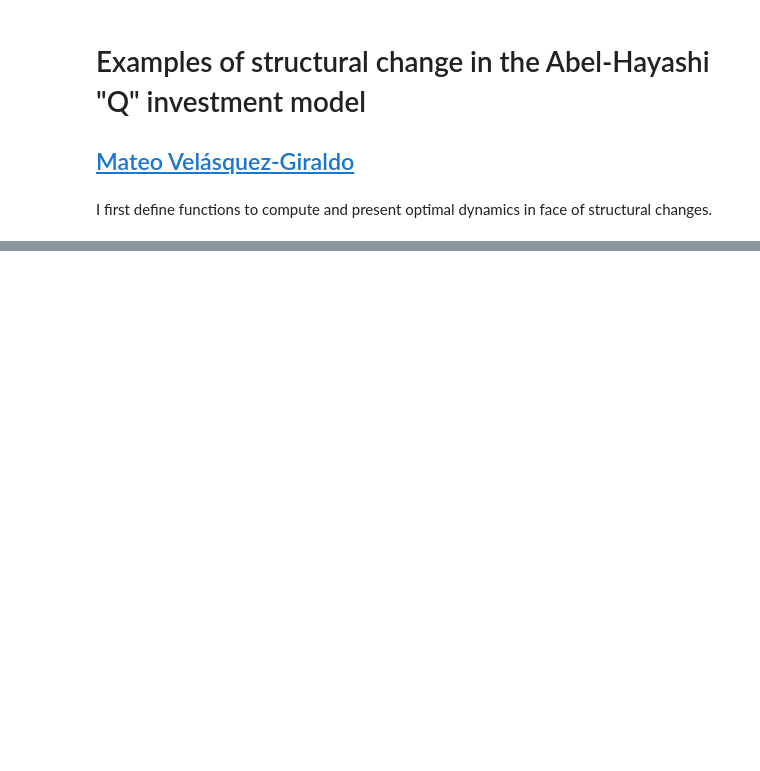
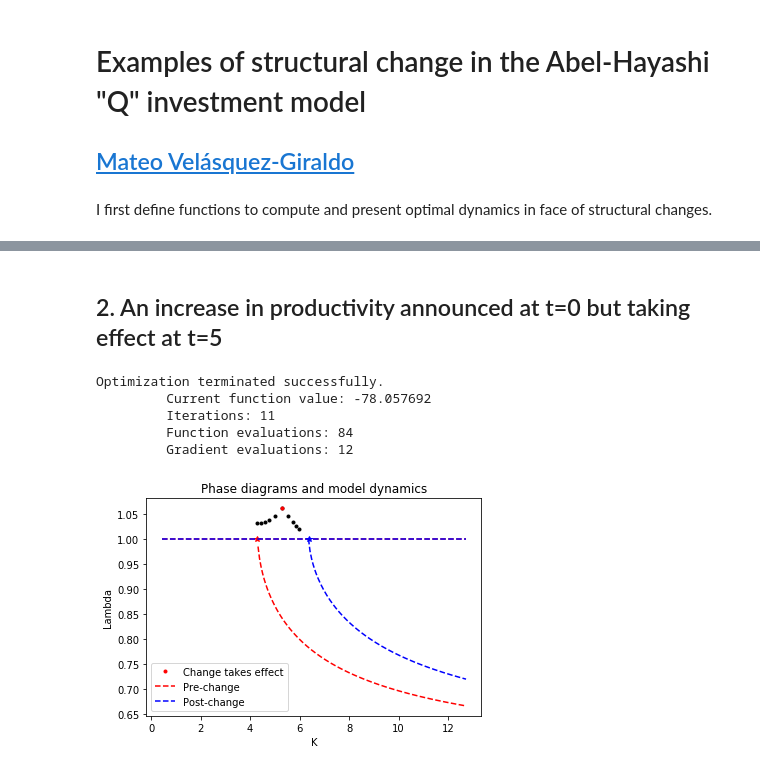
Before and after one commit to Mv77/Q_Investment, a Jupyter notebook: Examples_structural_change.ipynb, the cells around one changed output, grey strips where cells are left out. Saved outputs shown, nothing was run; the diff lists cells and outputs as text; code cells hidden in the pictures; blank space fills up the shorter version.

```diff
--- a/Examples_structural_change.ipynb
+++ b/Examples_structural_change.ipynb
@@ -82 +99,13 @@ def structural_change(mod1,mod2,k0,t,T,npoints = 100):
+# %% [markdown]
+## 2. An increase in productivity announced at t=0 but taking effect at t=5
+# %%
+t = 5
+sol = structural_change(mod1 = Q1, mod2 = Q2, k0 = k0, t_change = t,T_sim=T,npoints = 200)
+# %% [output]
+Optimization terminated successfully.
+         Current function value: -78.057692
+         Iterations: 11
+         Function evaluations: 84
+         Gradient evaluations: 12
+[figure, added]
 # %% [markdown]
```
Also changed, not shown: parts of 11 cells of this notebook, 2 other files.
